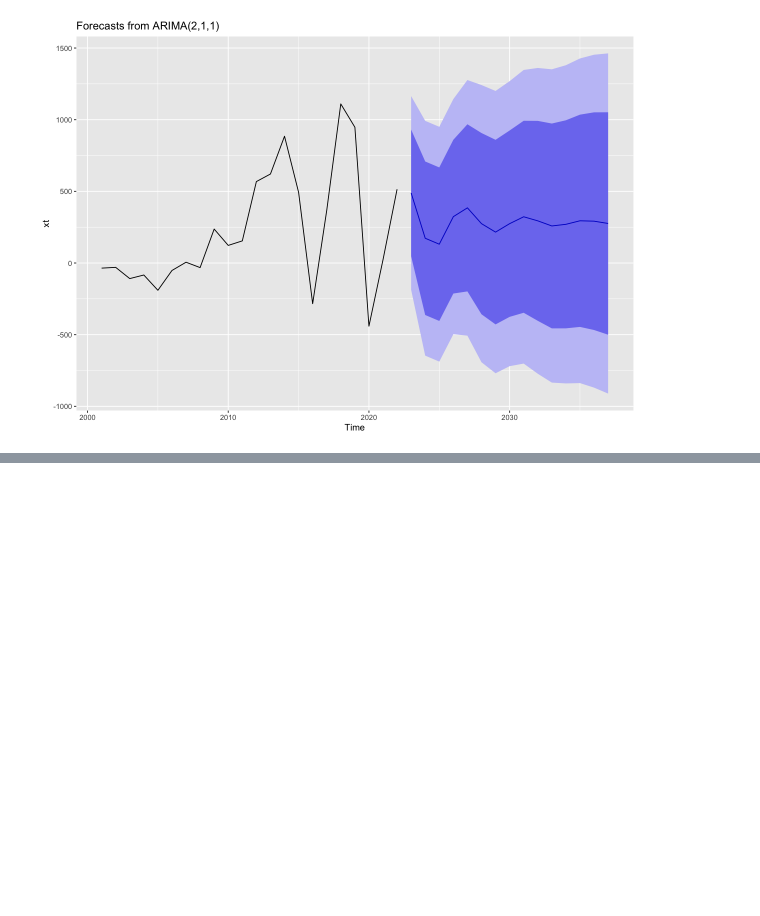
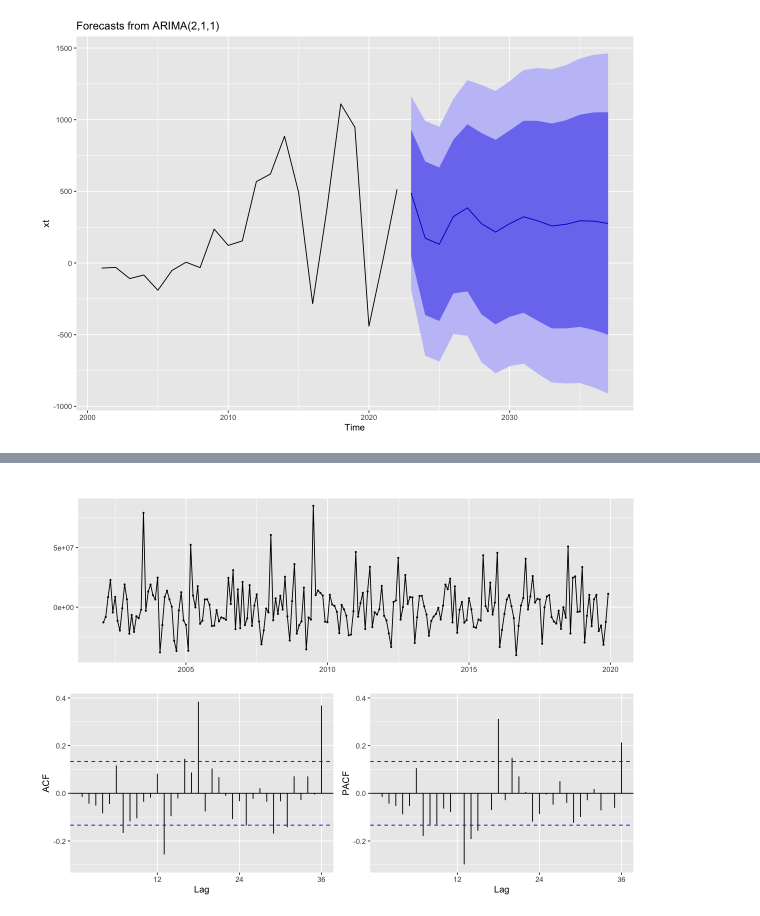
Before and after one commit to anly501/dsan-5000-project-mazuckerberg-git, a Jupyter notebook: dsan-website/5600-website/test_6_ARMA.ipynb, the cells around one changed output, grey strips where cells are left out. Cells and saved outputs as stored; diff of their text form; code cells hidden in the pictures; blank space fills up the shorter version.

```diff
--- a/dsan-website/5600-website/test_6_ARMA.ipynb
+++ b/dsan-website/5600-website/test_6_ARMA.ipynb
@@ -204,0 +245,7 @@ autoplot(forecast_fit)
+# %%
+par(bg = "white")
+
+# Differenced Plot
+ts_bus_passengers %>% diff() %>% ggtsdisplay()
+# %% [output]
+[figure, added]
```
Also changed, not shown: parts of 8 cells of this notebook, 9 other files.
